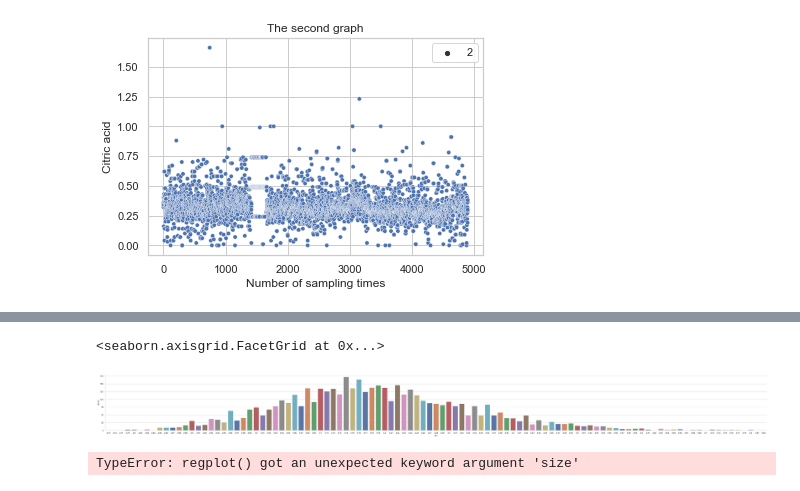
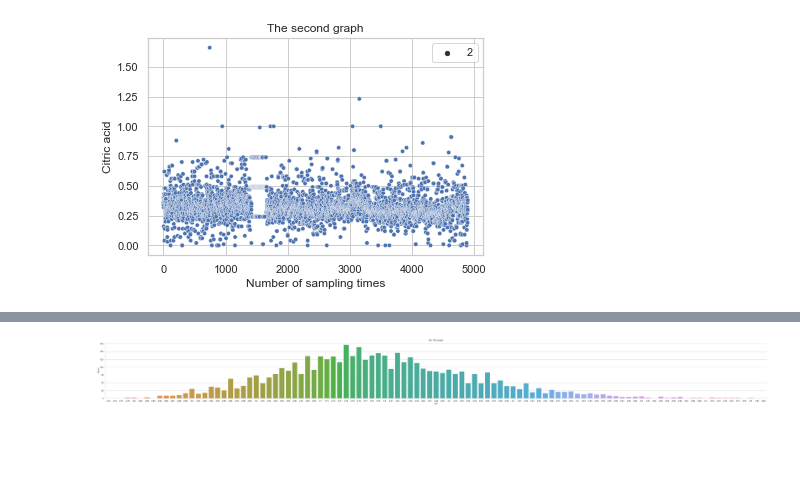
Before and after one commit to Vukhacson/WineQuality, a Jupyter notebook: 5LittleBees/Luong_dataexplore.ipynb, the cells around one changed output, grey strips where cells are left out. Drawn from its saved outputs; the diff is of its cells as text; code cells hidden in the pictures; blank space fills up the shorter version.

Commit message:
Update Code
Done the assigment. 2 first part of Overall & 2 first part of DeepAnalysis

```diff
--- a/5LittleBees/Luong_dataexplore.ipynb
+++ b/5LittleBees/Luong_dataexplore.ipynb
@@ -96,0 +125,6 @@ plt.show()
+# %%
+sns.set(style="whitegrid")
+ax = sns.scatterplot(y = "total sulfur dioxide", x = df.index  , data=df, size = 2)
+ax.set(xlabel = 'Number of sampling times', ylabel = 'Total sulfur dioxide')
+plt.title('The 6th graph')
+plt.show()
@@ -96,0 +133,6 @@ plt.show()
+# %%
+sns.set(style="whitegrid")
+ax = sns.scatterplot(y = "density", x = df.index  , data=df, size = 2)
+ax.set(xlabel = 'Number of sampling times', ylabel = 'Density')
+plt.title('The 7th graph')
+plt.show()
@@ -96,0 +141,6 @@ plt.show()
+# %%
+sns.set(style="whitegrid")
+ax = sns.scatterplot(y = "sulphates", x = df.index  , data=df, size = 2)
+ax.set(xlabel = 'Number of sampling times', ylabel = 'Sulphates')
+plt.title('The 8th graph')
+plt.show()
@@ -96,0 +149,6 @@ plt.show()
+# %%
+sns.set(style="whitegrid")
+ax = sns.scatterplot(y = "alcohol", x = df.index  , data=df, size = 2)
+ax.set(xlabel = 'Number of sampling times', ylabel = 'Alcohol')
+plt.title('The 9th graph')
+plt.show()
@@ -97,10 +163,7 @@ plt.show()
 # %%
-sns.catplot(x = "pH", data=df, aspect=10, kind="count", palette = 'deep' )
+sns.catplot(x = "pH", data=df, aspect=10, kind="count" )
+plt.title("My 12th graph")
+plt.show()
 # thống kê số lần xuất hiện
 # %% [output]
-<seaborn.axisgrid.FacetGrid at 0x...>
-[figure, old version]
+[figure, new version]
-# %%
-sns.regplot(y='pH', x=df.index, data=df, marker="+")
-# %% [output]
-TypeError: regplot() got an unexpected keyword argument 'size'
```
Also changed, not shown: parts of 14 cells of this notebook.
